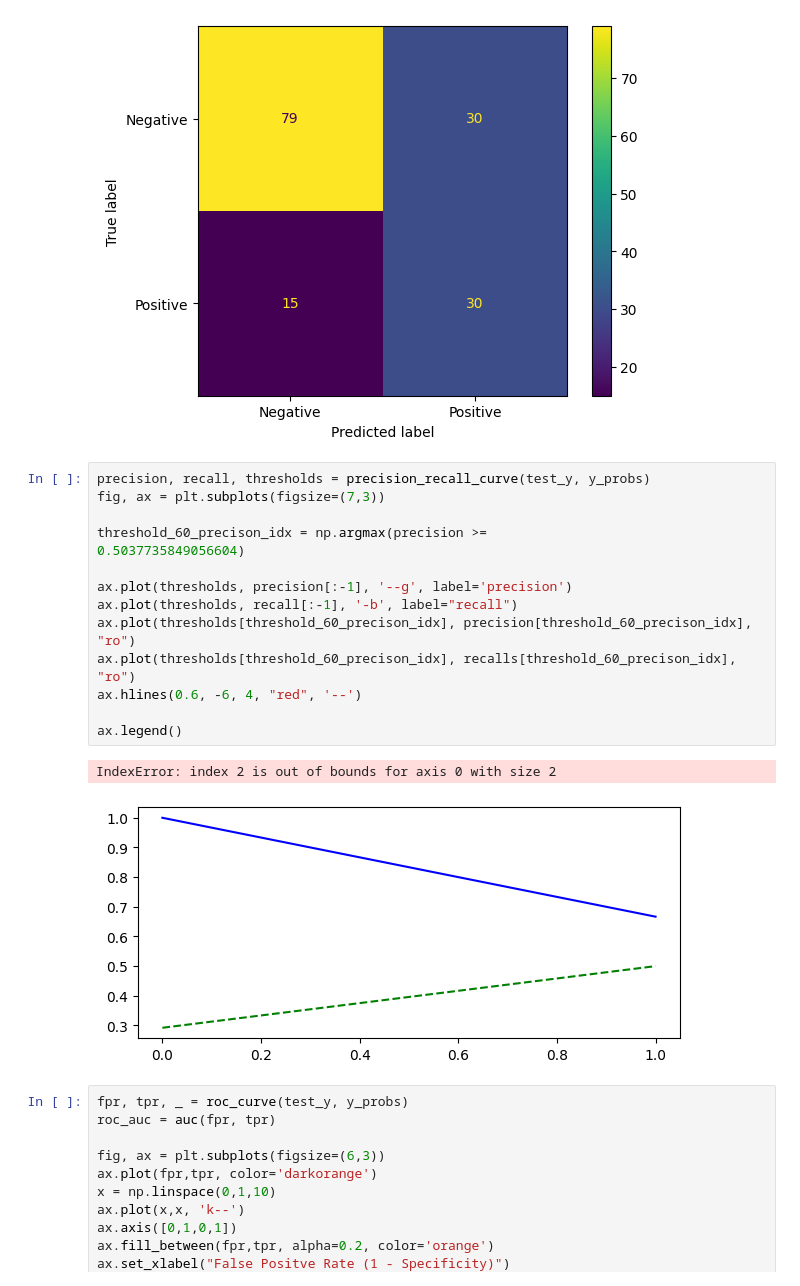
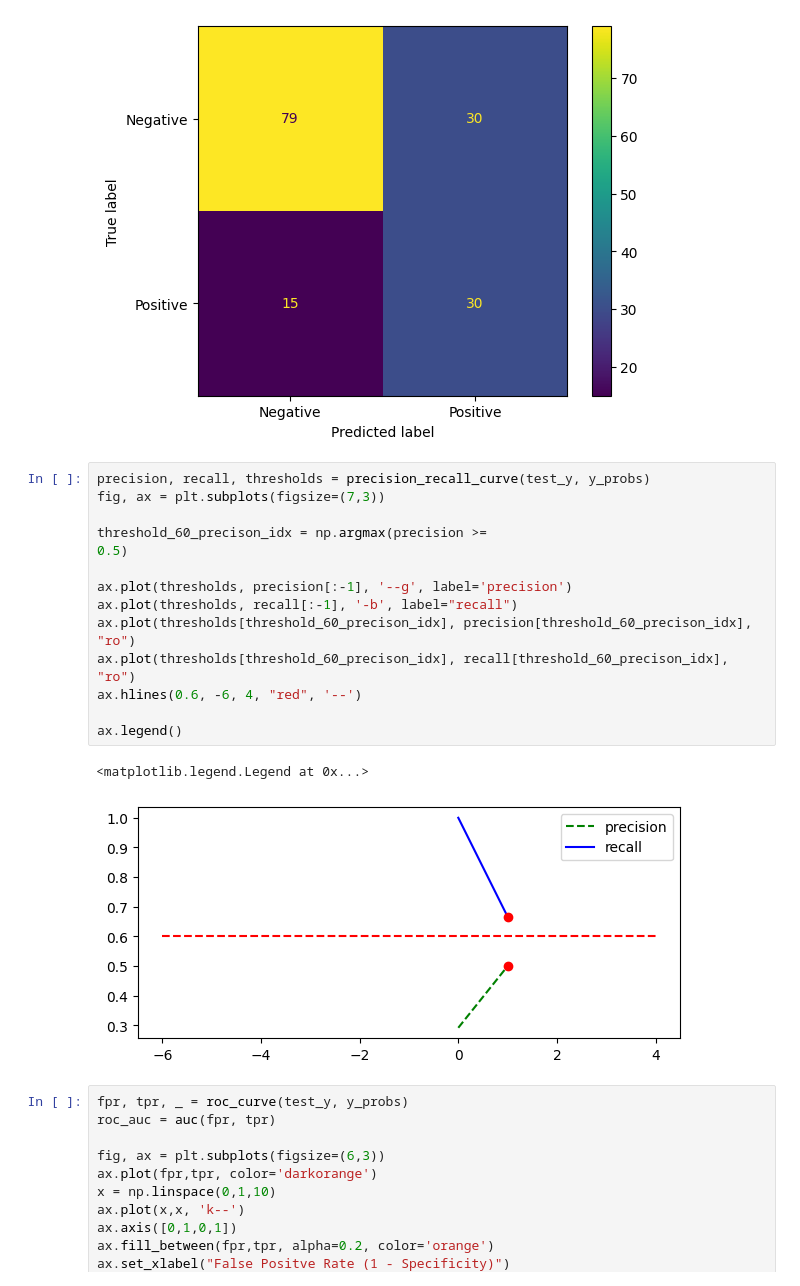
Before and after one commit to abhisunny2610/Data-Science, a Jupyter notebook: Machine Learning/Untitled.ipynb, the cells around one changed output. Drawn from its saved outputs; the diff is of its cells as text.

```diff
--- a/Machine Learning/Untitled.ipynb
+++ b/Machine Learning/Untitled.ipynb
@@ -49,20 +59,20 @@ cfm.plot()
 # %%
 precision, recall, thresholds = precision_recall_curve(test_y, y_probs)
 fig, ax = plt.subplots(figsize=(7,3))
 
 threshold_60_precison_idx = np.argmax(precision >=
-0.5037735849056604)
+0.5)
 
 ax.plot(thresholds, precision[:-1], '--g', label='precision')
 ax.plot(thresholds, recall[:-1], '-b', label="recall")
 ax.plot(thresholds[threshold_60_precison_idx], precision[threshold_60_precison_idx], "ro")
-ax.plot(thresholds[threshold_60_precison_idx], recalls[threshold_60_precison_idx], "ro")
+ax.plot(thresholds[threshold_60_precison_idx], recall[threshold_60_precison_idx], "ro")
 ax.hlines(0.6, -6, 4, "red", '--')
 
 ax.legend()
 # %% [output]
-IndexError: index 2 is out of bounds for axis 0 with size 2
+<matplotlib.legend.Legend at 0x...>
-[figure, old version]
+[figure, new version]
 # %%
 fpr, tpr, _ = roc_curve(test_y, y_probs)
 roc_auc = auc(fpr, tpr)
```
Also changed, not shown: parts of 5 cells of this notebook.
